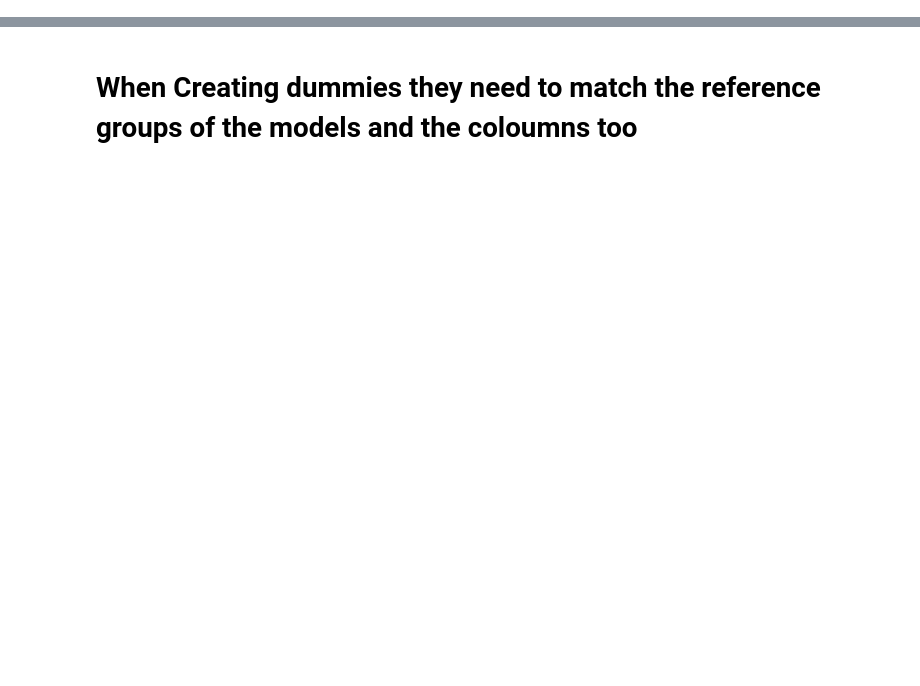
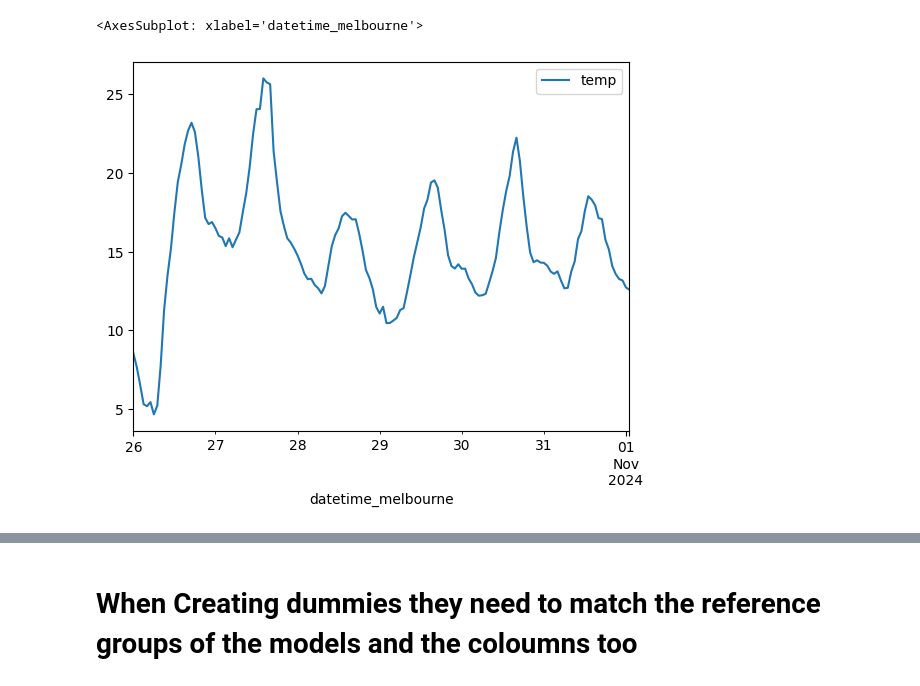
Before and after one commit to ymb287/HSG_BA_and_DS_Applications, a Jupyter notebook: streamlit/test_api.ipynb, the cells around one changed output, grey strips where cells are left out. Cells and saved outputs as stored; diff of their text form; code cells hidden in the pictures; blank space fills up the shorter version.

Commit message:
Continue with data forecast API

```diff
--- a/streamlit/test_api.ipynb
+++ b/streamlit/test_api.ipynb
@@ -5,11 +5,31 @@ import requests, json
 # API
 city_name = 'Melbourne'
 API_KEY = '6456aee2ec2d47df861f5e544387a73c'
-lat = -37.8142454
-lon = 144.9631732
+lat = -37.810236
+lon = 144.962765
 
 complete_url = f"https://pro.openweathermap.org/data/2.5/forecast/hourly?lat={lat}&lon={lon}&appid={API_KEY}"
 
+melbourne_tz = pytz.timezone("Australia/Melbourne")
+start_time = melbourne_tz.localize(datetime(2024, 10, 26, 0, 0))
+end_time = melbourne_tz.localize(datetime(2024, 11, 1, 1, 0))
+
+def convert_to_utc(date):
+    utc_date = date.astimezone(pytz.utc)
+    utc_timestamp = int(utc_date.timestamp())
+    return utc_timestamp
+
+start_time = convert_to_utc(start_time)
+end_time = convert_to_utc(end_time)
+
+start = 1609459200
+end = 1609545600
+
+load_url = f"https://history.openweathermap.org/data/2.5/history/city?lat={lat}&lon={lon}&type=hour&start={start_time}&end={end_time}&appid={API_KEY}"
+
 response = requests.get(complete_url)
 
+history_data = requests.get(load_url)
+
 x = response.json()
+history = history_data.json()
@@ -22,0 +36,20 @@ df.head(2)
+# %%
+hist_df = pd.DataFrame(history['list'])
+
+melbourne_tz = pytz.timezone("Australia/Melbourne")
+hist_df['datetime_melbourne'] = hist_df['dt'].apply(
+    lambda x: pytz.utc.localize(datetime.utcfromtimestamp(x)).astimezone(melbourne_tz)
+)
+hist_df['temp'] = hist_df['main'].apply(lambda x: x['temp'] - 273.15)  # Convert Kelvin to Celsius
+
+
+hist_df[['datetime_melbourne', 'temp']].tail(10)
+
+# Look for index where temp is 20.4
+#hist_df[hist_df['temp'] == 12.75]
+
+# Plot the temp
+hist_df.plot(x='datetime_melbourne', y='temp', kind='line')
+# %% [output]
+<AxesSubplot: xlabel='datetime_melbourne'>
+[figure, added]
```
Also changed, not shown: parts of 11 cells of this notebook, 2 other files.
